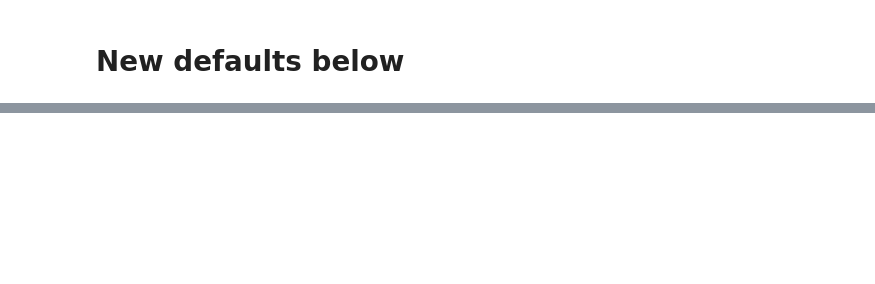
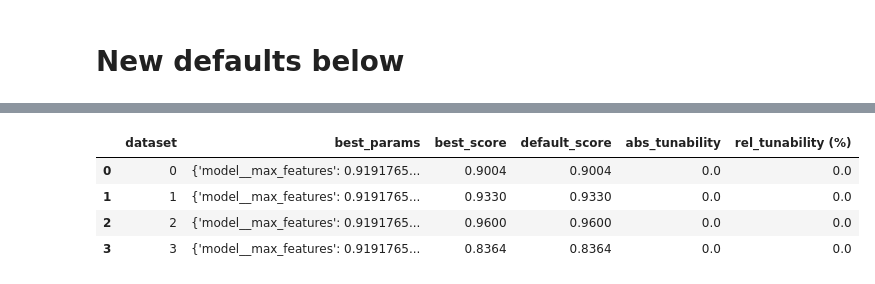
Before and after one commit to UserKrzysztof/AutoML-project1-tunability, a Jupyter notebook: code/first_approach.ipynb, the cells around one changed output, grey strips where cells are left out. Saved outputs shown, nothing was run; the diff lists cells and outputs as text; code cells hidden in the pictures; blank space fills up the shorter version.

```diff
--- a/code/first_approach.ipynb
+++ b/code/first_approach.ipynb
@@ -270,0 +238,9 @@ With score: 0.88395
+# %%
+best_params_per_dataset_RandomForest = get_best_params_per_dataset(history_RandomForest)
+best_params_per_dataset_RandomForest
+# %% [output]
+|  | dataset | best_params | best_score | default_score | abs_tunability | rel_tunability (%) |
+| 0 | 0 | {'model__max_features': 0.9191765... | 0.9004 | 0.9004 | 0.0 | 0.0 |
+| 1 | 1 | {'model__max_features': 0.9191765... | 0.9330 | 0.9330 | 0.0 | 0.0 |
+| 2 | 2 | {'model__max_features': 0.9191765... | 0.9600 | 0.9600 | 0.0 | 0.0 |
+| 3 | 3 | {'model__max_features': 0.9191765... | 0.8364 | 0.8364 | 0.0 | 0.0 |
```
Also changed, not shown: parts of 22 cells of this notebook, 4 other files.
